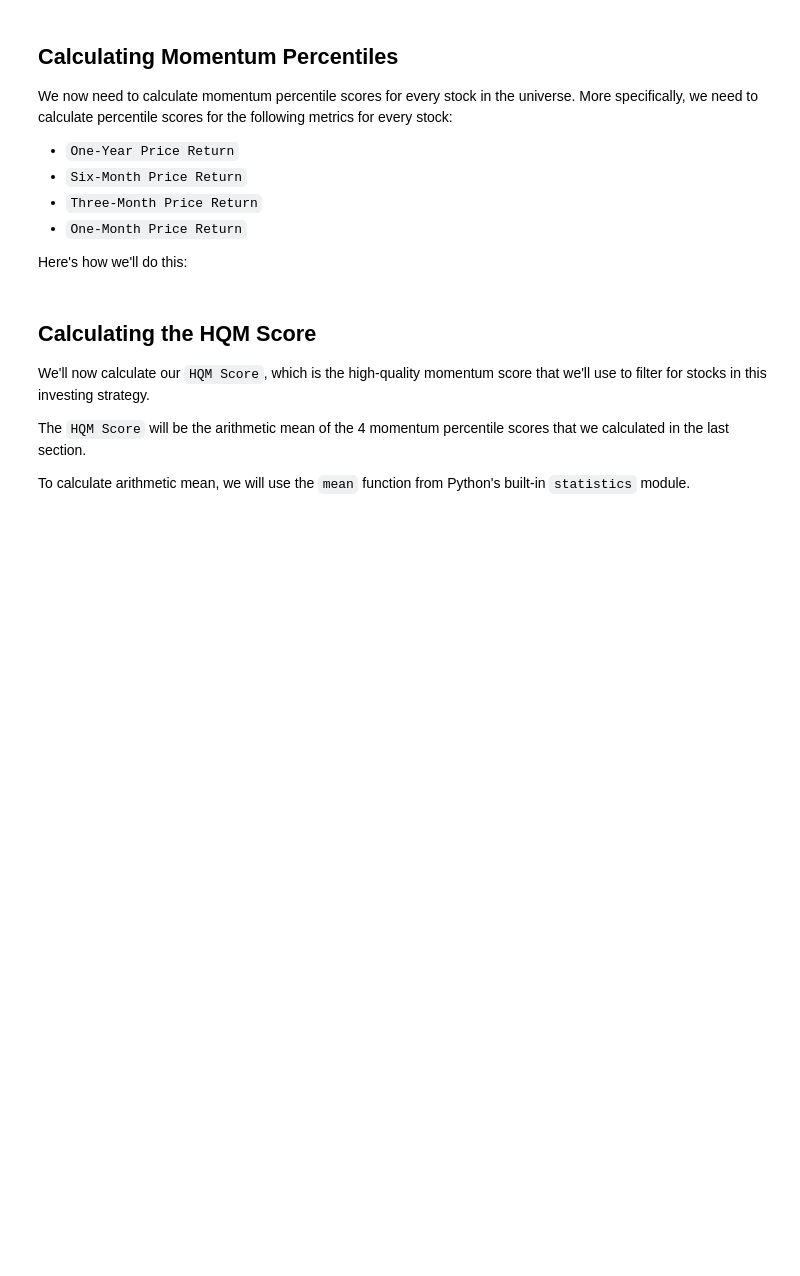
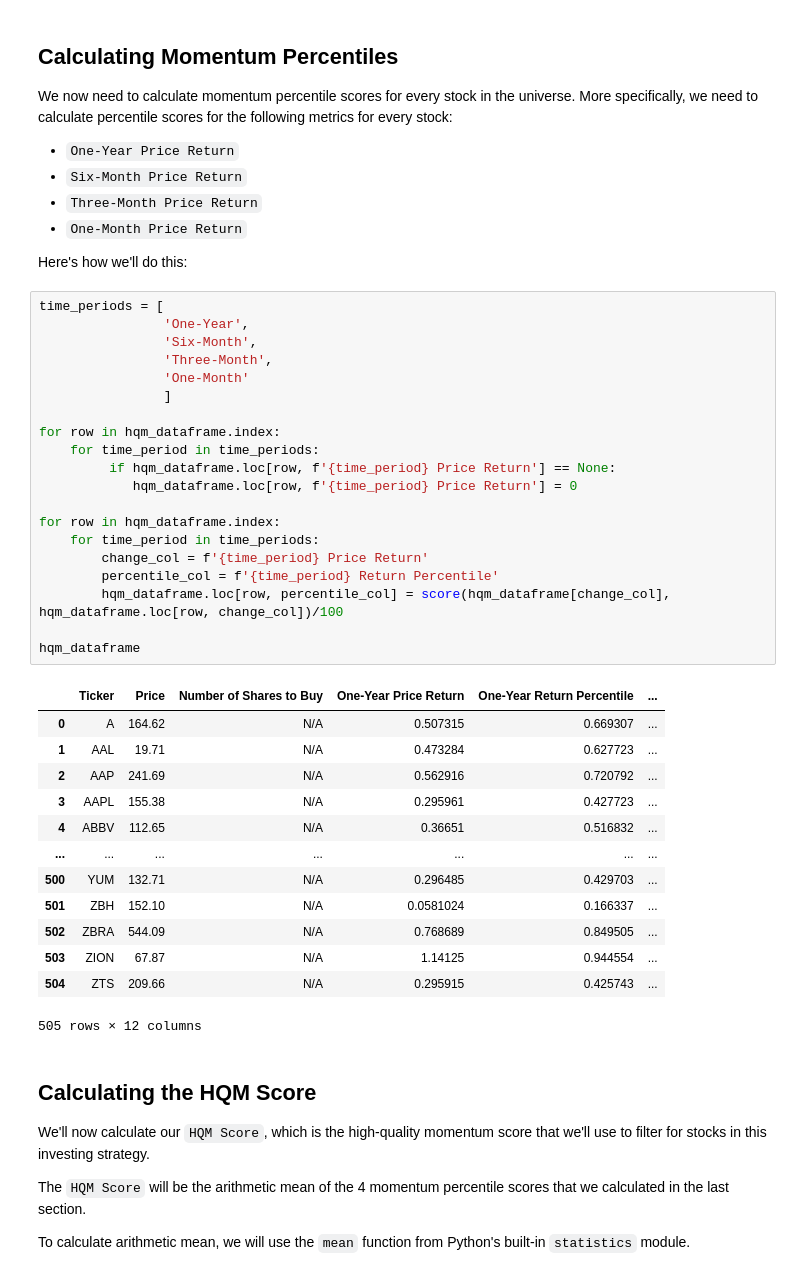
Before and after one commit to jovanhuang/algorithmic-trading-python, a Jupyter notebook: my_attempt_files/002_quantitative_momentum_strategy.ipynb, the cells around one changed output. Saved outputs shown, nothing was run; the diff lists cells and outputs as text; blank space fills up the shorter version.

```diff
--- a/my_attempt_files/002_quantitative_momentum_strategy.ipynb
+++ b/my_attempt_files/002_quantitative_momentum_strategy.ipynb
@@ -211,6 +268,40 @@ We now need to calculate momentum percentile scores for every stock in the unive
 * `One-Month Price Return`
 
 Here's how we'll do this:
+# %%
+time_periods = [
+                'One-Year',
+                'Six-Month',
+                'Three-Month',
+                'One-Month'
+                ]
+
+for row in hqm_dataframe.index:
+    for time_period in time_periods:
+         if hqm_dataframe.loc[row, f'{time_period} Price Return'] == None:
+            hqm_dataframe.loc[row, f'{time_period} Price Return'] = 0
+
+for row in hqm_dataframe.index:
+    for time_period in time_periods:
+        change_col = f'{time_period} Price Return'
+        percentile_col = f'{time_period} Return Percentile'
+        hqm_dataframe.loc[row, percentile_col] = score(hqm_dataframe[change_col], hqm_dataframe.loc[row, change_col])/100
+
+hqm_dataframe
+# %% [output]
+|  | Ticker | Price | Number of Shares to Buy | One-Year Price Return | One-Year Return Percentile | ... |
+| 0 | A | 164.62 | N/A | 0.507315 | 0.669307 | ... |
+| 1 | AAL | 19.71 | N/A | 0.473284 | 0.627723 | ... |
+| 2 | AAP | 241.69 | N/A | 0.562916 | 0.720792 | ... |
+| 3 | AAPL | 155.38 | N/A | 0.295961 | 0.427723 | ... |
+| 4 | ABBV | 112.65 | N/A | 0.36651 | 0.516832 | ... |
+| ... | ... | ... | ... | ... | ... | ... |
+| 500 | YUM | 132.71 | N/A | 0.296485 | 0.429703 | ... |
+| 501 | ZBH | 152.10 | N/A | 0.0581024 | 0.166337 | ... |
+| 502 | ZBRA | 544.09 | N/A | 0.768689 | 0.849505 | ... |
+| 503 | ZION | 67.87 | N/A | 1.14125 | 0.944554 | ... |
+| 504 | ZTS | 209.66 | N/A | 0.295915 | 0.425743 | ... |
+505 rows × 12 columns
 # %% [markdown]
 ## Calculating the HQM Score
 
```
Also changed, not shown: parts of 15 cells of this notebook.
